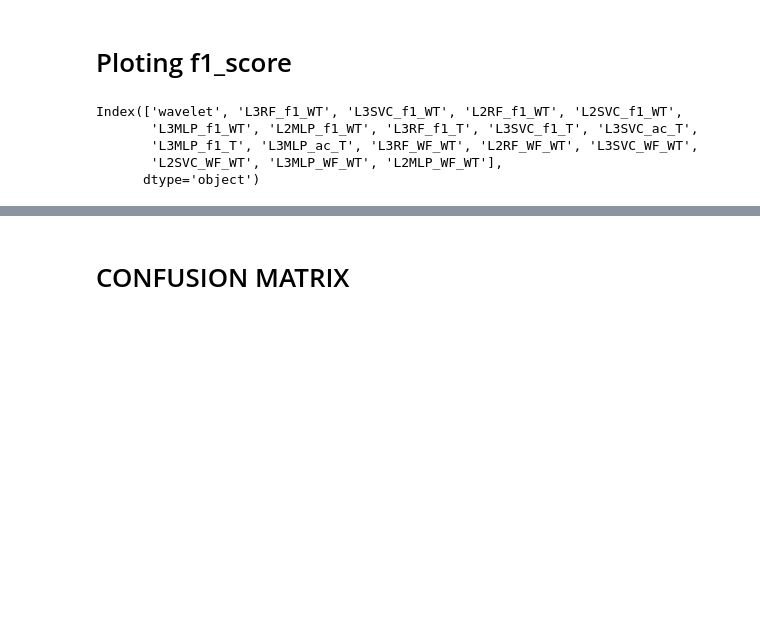
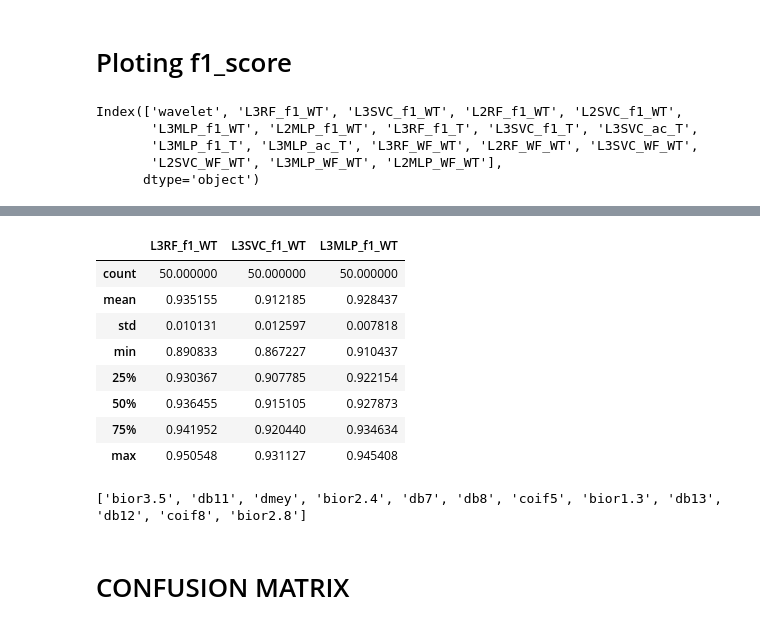
Before and after one commit to AbbasHussain72/Wavelet-featre-extraction-, a Jupyter notebook: current_wavelet_Transform_Technique.ipynb, the cells around one changed output, grey strips where cells are left out. Saved outputs shown, nothing was run; the diff lists cells and outputs as text; code cells hidden in the pictures; blank space fills up the shorter version.

```diff
--- a/current_wavelet_Transform_Technique.ipynb
+++ b/current_wavelet_Transform_Technique.ipynb
@@ -966,0 +976,34 @@ plt.clf()
+# %%
+df2 = df1[['wavelet','L3RF_f1_WT','L3SVC_f1_WT','L3MLP_f1_WT']]
+# %%
+df2.describe()
+# %% [output]
+|  | L3RF_f1_WT | L3SVC_f1_WT | L3MLP_f1_WT |
+| count | 50.000000 | 50.000000 | 50.000000 |
+| mean | 0.935155 | 0.912185 | 0.928437 |
+| std | 0.010131 | 0.012597 | 0.007818 |
+| min | 0.890833 | 0.867227 | 0.910437 |
+| 25% | 0.930367 | 0.907785 | 0.922154 |
+| 50% | 0.936455 | 0.915105 | 0.927873 |
+| 75% | 0.941952 | 0.920440 | 0.934634 |
+| max | 0.950548 | 0.931127 | 0.945408 |
+# %%
+# Finding the wavelet which are above the mean of f1_score of each ML model and then the common wavelet in all model
+models = ['RF', 'SVC', 'MLP']
+mean_f1_wt = [df2[f'L3{model}_f1_WT'].mean() for model in models]
+
+for i, model in enumerate(models):
+    filtered_df = df2[df2[f'L3{model}_f1_WT'] > mean_f1_wt[i]]
+    wavelets = filtered_df['wavelet'].tolist()
+
+    if model == 'RF':
+        RF_wavelet = wavelets
+    elif model == 'SVC':
+        SVC_wavelet = wavelets
+    elif model == 'MLP':
+        MLP_wavelet = wavelets
+
+common_wavelets = set(RF_wavelet) & set(SVC_wavelet) & set(MLP_wavelet)
+common_wavelets_list = list(common_wavelets)
+# %% [output]
+['bior3.5', 'db11', 'dmey', 'bior2.4', 'db7', 'db8', 'coif5', 'bior1.3', 'db13', 'db12', 'coif8', 'bior2.8']
```
Also changed, not shown: parts of 5 cells of this notebook.
